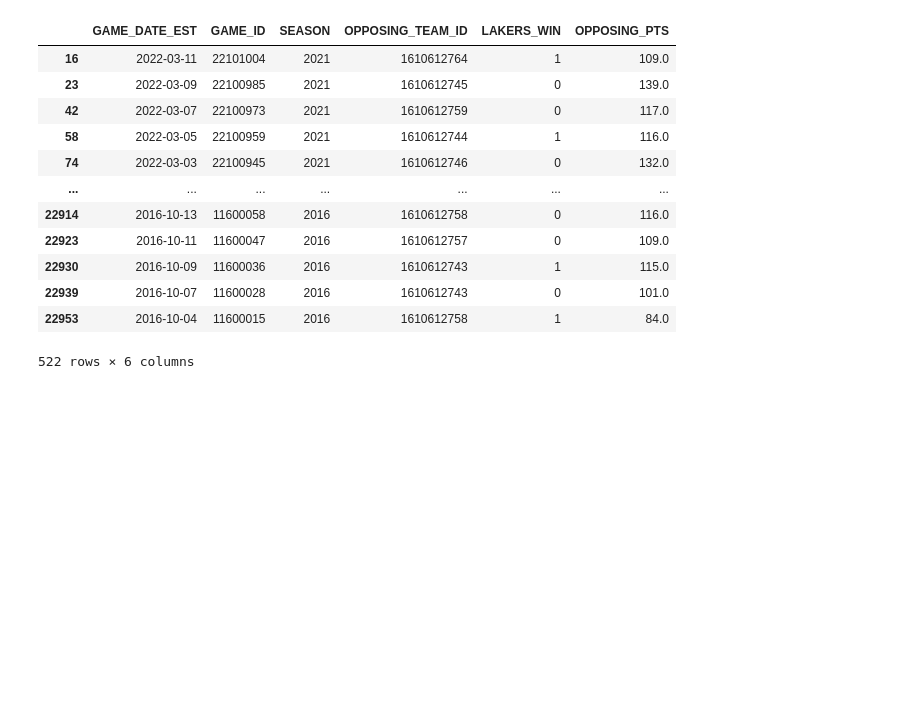
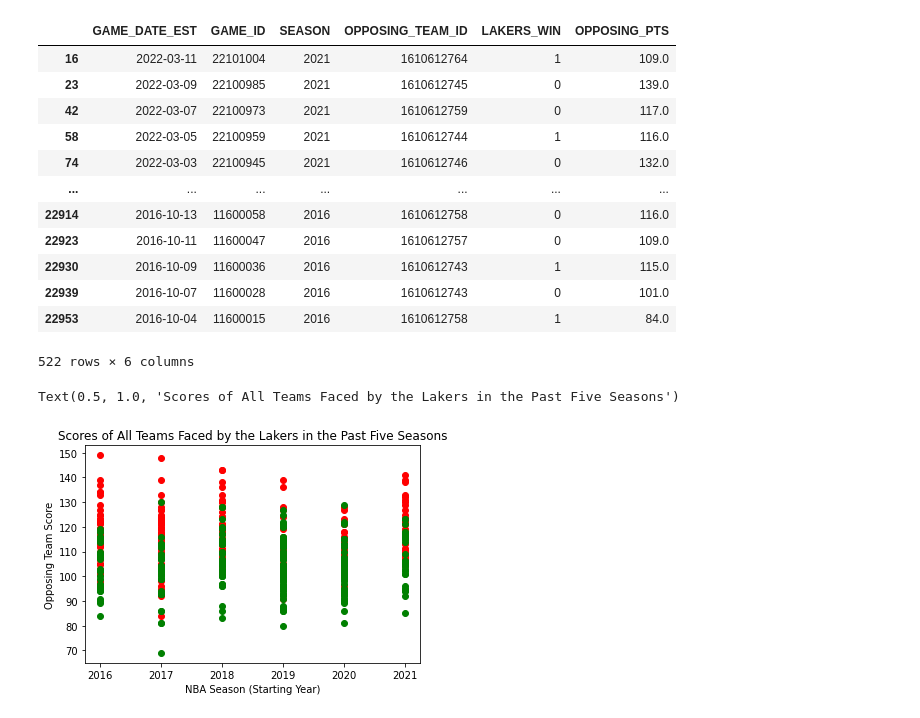
Before and after one commit to andrewyuantw/LakersAnalysis, a Jupyter notebook: Code/Defense.ipynb, the cells around one changed output. Cells and saved outputs as stored; diff of their text form; code cells hidden in the pictures; blank space fills up the shorter version.

```diff
--- a/Code/Defense.ipynb
+++ b/Code/Defense.ipynb
@@ -129,3 +129,17 @@ cleaned_lakers
 | 22939 | 2016-10-07 | 11600028 | 2016 | 1610612743 | 0 | 101.0 |
 | 22953 | 2016-10-04 | 11600015 | 2016 | 1610612758 | 1 | 84.0 |
 522 rows × 6 columns
+# %%
+import matplotlib.pyplot as plt
+
+wins_df = cleaned_lakers[cleaned_lakers["LAKERS_WIN"] == 1]
+lose_df = cleaned_lakers[cleaned_lakers["LAKERS_WIN"] == 0]
+plt.scatter(lose_df["SEASON"], lose_df["OPPOSING_PTS"], color = 'red')
+plt.scatter(wins_df["SEASON"], wins_df["OPPOSING_PTS"], color = 'green')
+
+plt.xlabel("NBA Season (Starting Year)")
+plt.ylabel("Opposing Team Score")
+plt.title('Scores of All Teams Faced by the Lakers in the Past Five Seasons')
+# %% [output]
+Text(0.5, 1.0, 'Scores of All Teams Faced by the Lakers in the Past Five Seasons')
+[figure, added]
```
Also changed, not shown: parts of 13 cells of this notebook, 1 other file.
